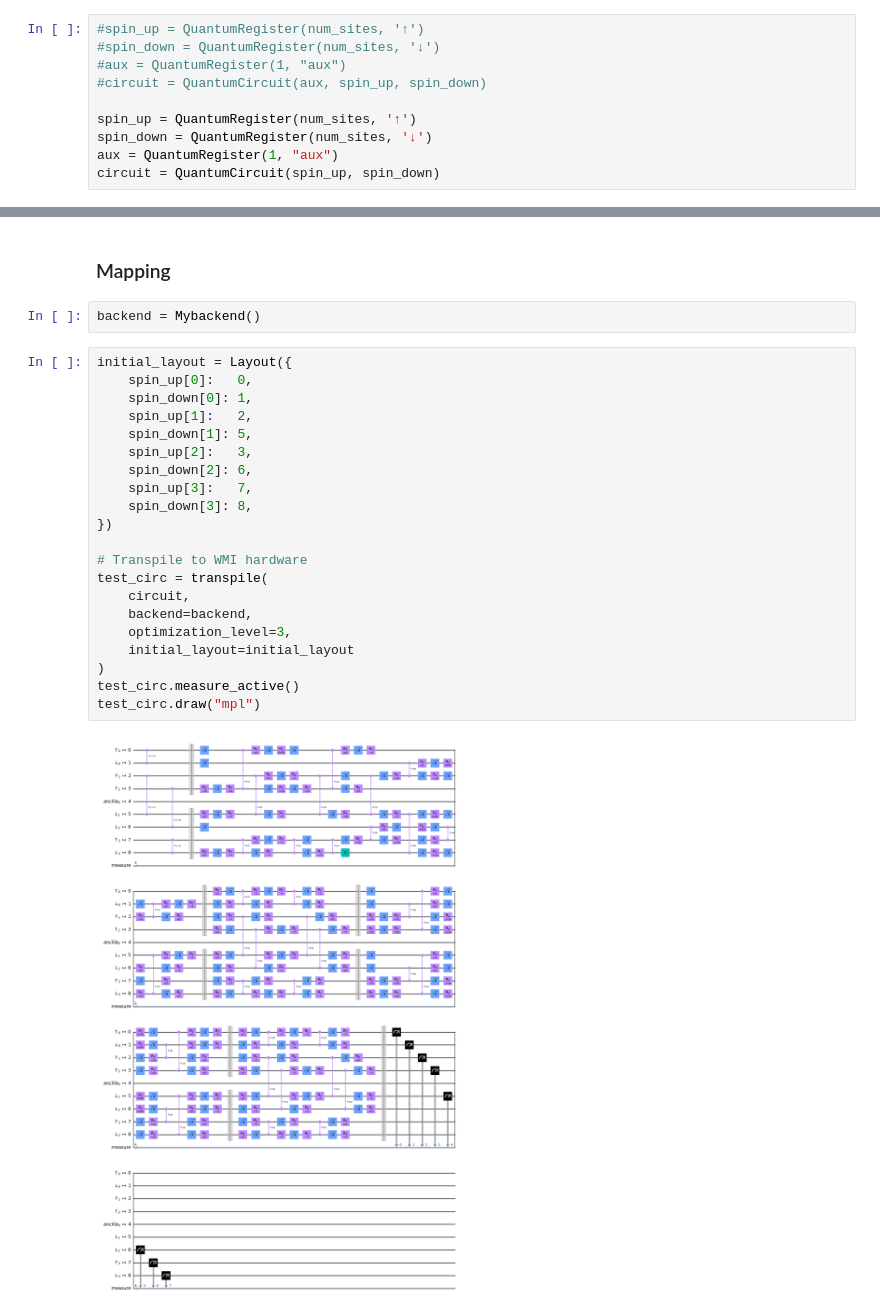
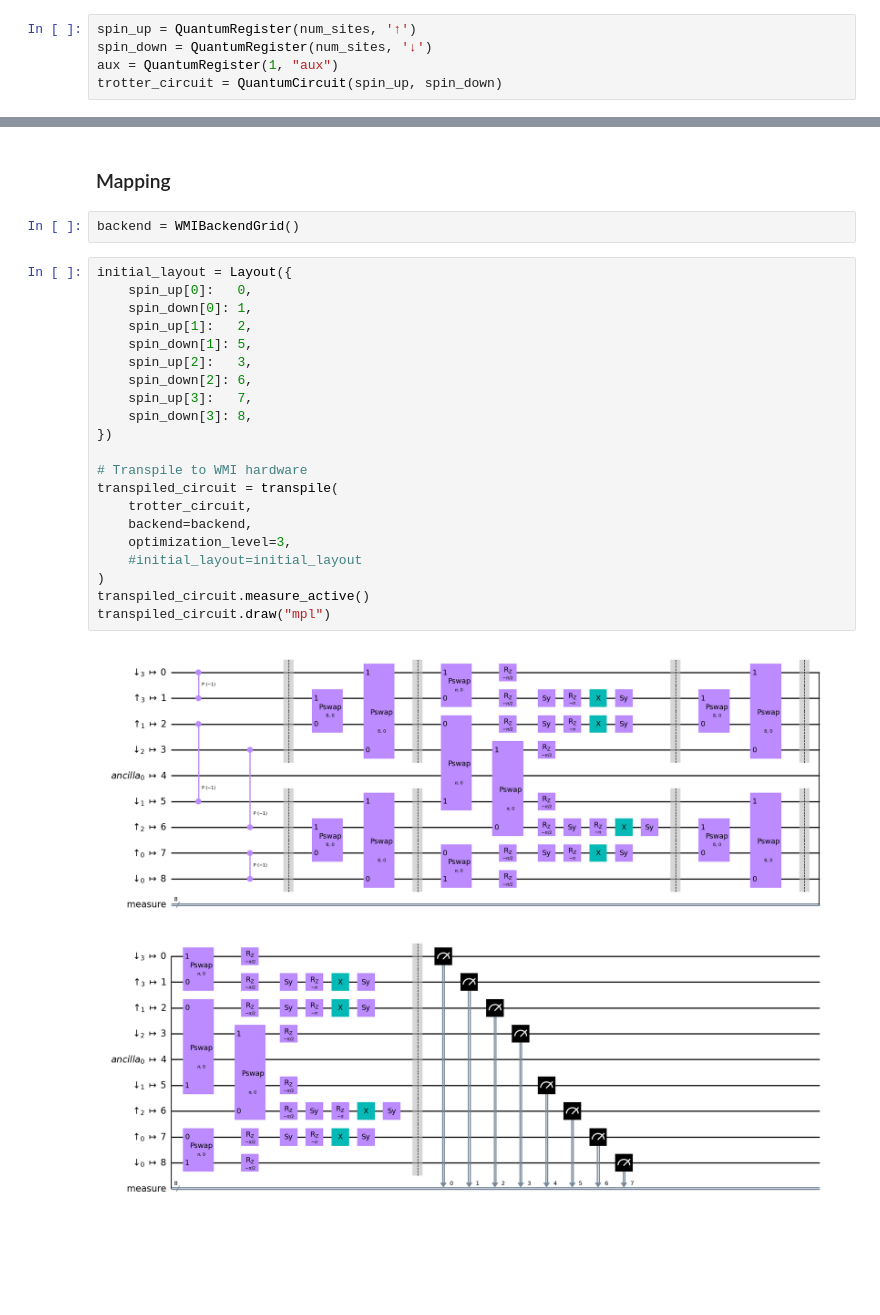
Before and after one commit to thilomueller/QETU, a Jupyter notebook: 2x2_lattice.ipynb, the cells around one changed output, grey strips where cells are left out. Drawn from its saved outputs; the diff is of its cells as text; blank space fills up the shorter version.

Commit message:
implemented single trotter step for 2d FH model on grid layout

```diff
--- a/2x2_lattice.ipynb
+++ b/2x2_lattice.ipynb
@@ -40,10 +67,5 @@ num_sites = Nx*Ny
 # %%
-#spin_up = QuantumRegister(num_sites, '↑')
-#spin_down = QuantumRegister(num_sites, '↓')
-#aux = QuantumRegister(1, "aux")
-#circuit = QuantumCircuit(aux, spin_up, spin_down)
-
 spin_up = QuantumRegister(num_sites, '↑')
 spin_down = QuantumRegister(num_sites, '↓')
 aux = QuantumRegister(1, "aux")
-circuit = QuantumCircuit(spin_up, spin_down)
+trotter_circuit = QuantumCircuit(spin_up, spin_down)
@@ -170,27 +120,27 @@ Error: 3.947314014662047e-15
 # %% [markdown]
 ### Mapping
 # %%
-backend = Mybackend()
+backend = WMIBackendGrid()
 # %%
 initial_layout = Layout({
     spin_up[0]:   0,
     spin_down[0]: 1,
     spin_up[1]:   2,
     spin_down[1]: 5,
     spin_up[2]:   3,
     spin_down[2]: 6,
     spin_up[3]:   7,
     spin_down[3]: 8,
 })
 
 # Transpile to WMI hardware
-test_circ = transpile(
-    circuit,
+transpiled_circuit = transpile(
+    trotter_circuit,
     backend=backend,
     optimization_level=3,
-    initial_layout=initial_layout
+    #initial_layout=initial_layout
 )
-test_circ.measure_active()
-test_circ.draw("mpl")
+transpiled_circuit.measure_active()
+transpiled_circuit.draw("mpl")
 # %% [output]
-[figure, old version]
+[figure, new version]
```
Also changed, not shown: parts of 19 cells of this notebook.
